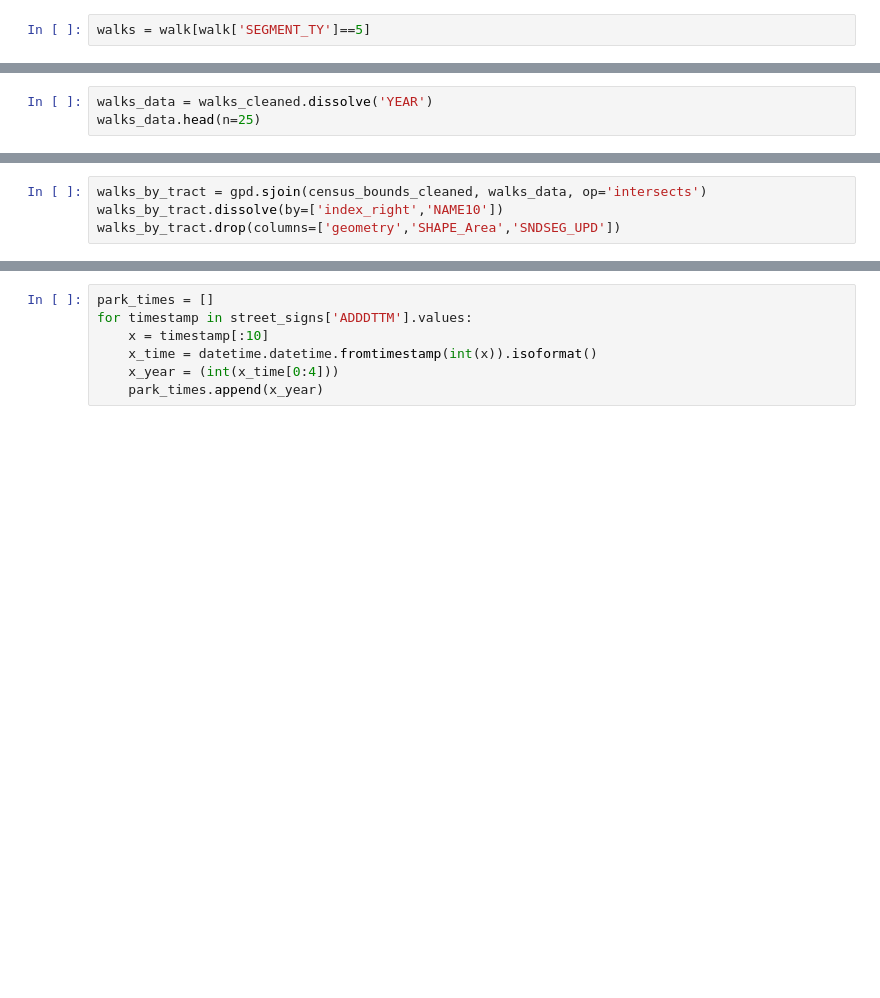
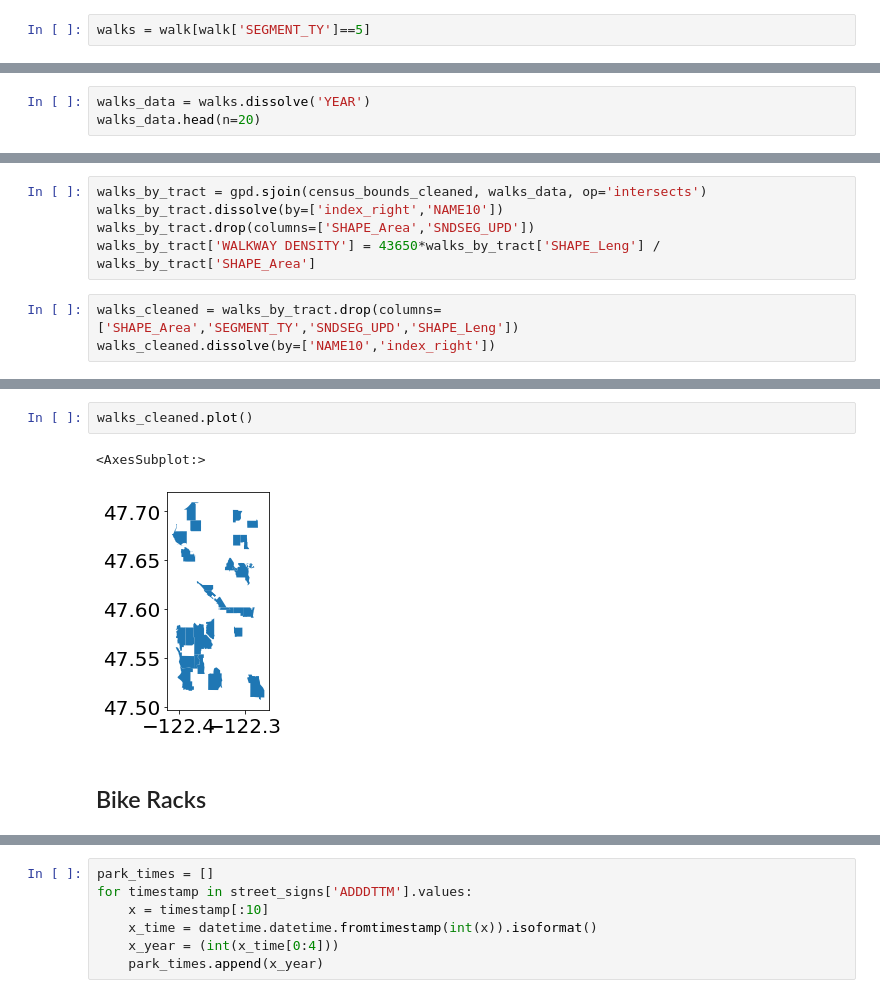
Before and after one commit to Greening-Seattle/Prediction, a Jupyter notebook: Prediction_Processing.ipynb, the cells around one changed output, grey strips where cells are left out. Cells and saved outputs as stored; diff of their text form; blank space fills up the shorter version.

```diff
--- a/Prediction_Processing.ipynb
+++ b/Prediction_Processing.ipynb
@@ -197,3 +225,3 @@ walks_cleaned = walks.drop(columns=['SEGMENT_TY'])
 # %%
-walks_data = walks_cleaned.dissolve('YEAR')
-walks_data.head(n=25)
+walks_data = walks.dissolve('YEAR')
+walks_data.head(n=20)
@@ -200,4 +241,8 @@ walks_data.head(n=25)
 # %%
 walks_by_tract = gpd.sjoin(census_bounds_cleaned, walks_data, op='intersects')
 walks_by_tract.dissolve(by=['index_right','NAME10'])
-walks_by_tract.drop(columns=['geometry','SHAPE_Area','SNDSEG_UPD'])
+walks_by_tract.drop(columns=['SHAPE_Area','SNDSEG_UPD'])
+walks_by_tract['WALKWAY DENSITY'] = 43650*walks_by_tract['SHAPE_Leng'] / walks_by_tract['SHAPE_Area']
+# %%
+walks_cleaned = walks_by_tract.drop(columns=['SHAPE_Area','SEGMENT_TY','SNDSEG_UPD','SHAPE_Leng'])
+walks_cleaned.dissolve(by=['NAME10','index_right'])
@@ -204,3 +268,10 @@ walks_by_tract.drop(columns=['geometry','SHAPE_Area','SNDSEG_UPD'])
+# %%
+walks_cleaned.plot()
+# %% [output]
+<AxesSubplot:>
+[figure, added]
+# %% [markdown]
+## Bike Racks ##
 # %%
 racks_df = gpd.read_file('Bike_Racks.geojson')
 racks_df.head()
```
Also changed, not shown: parts of 56 cells of this notebook.
